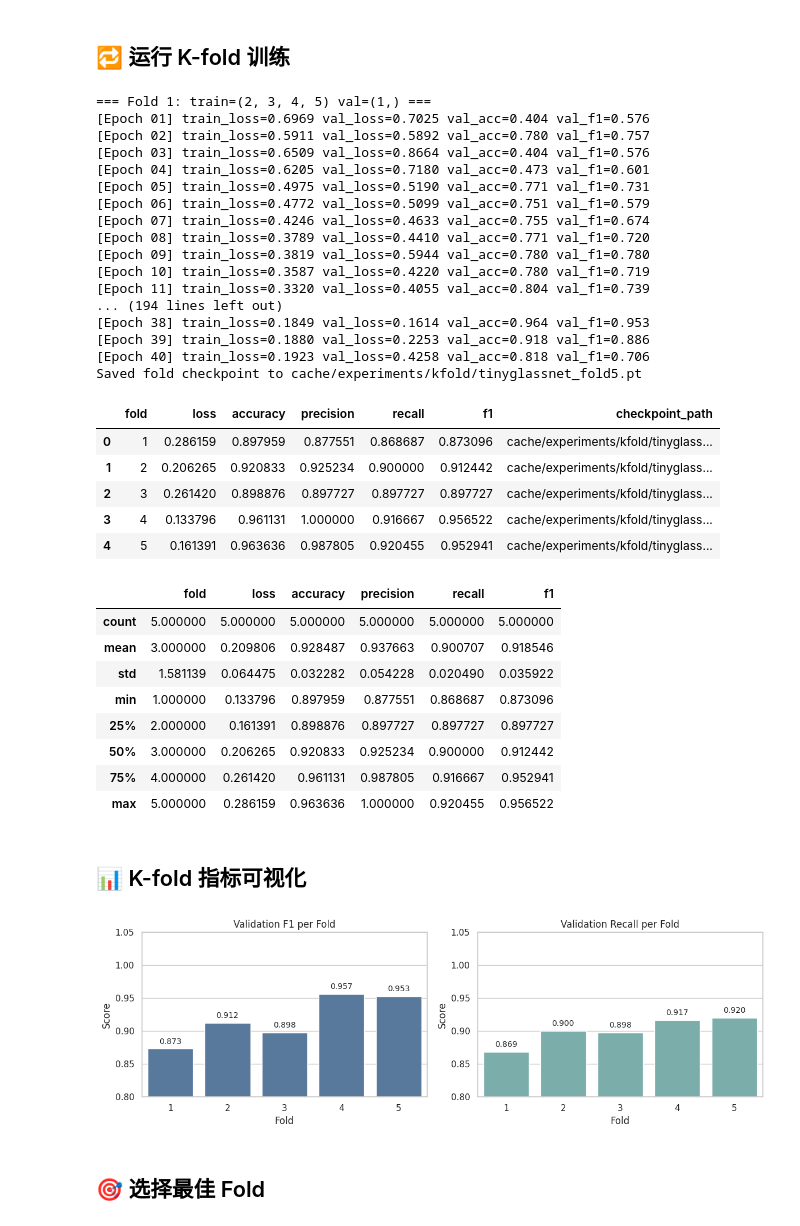
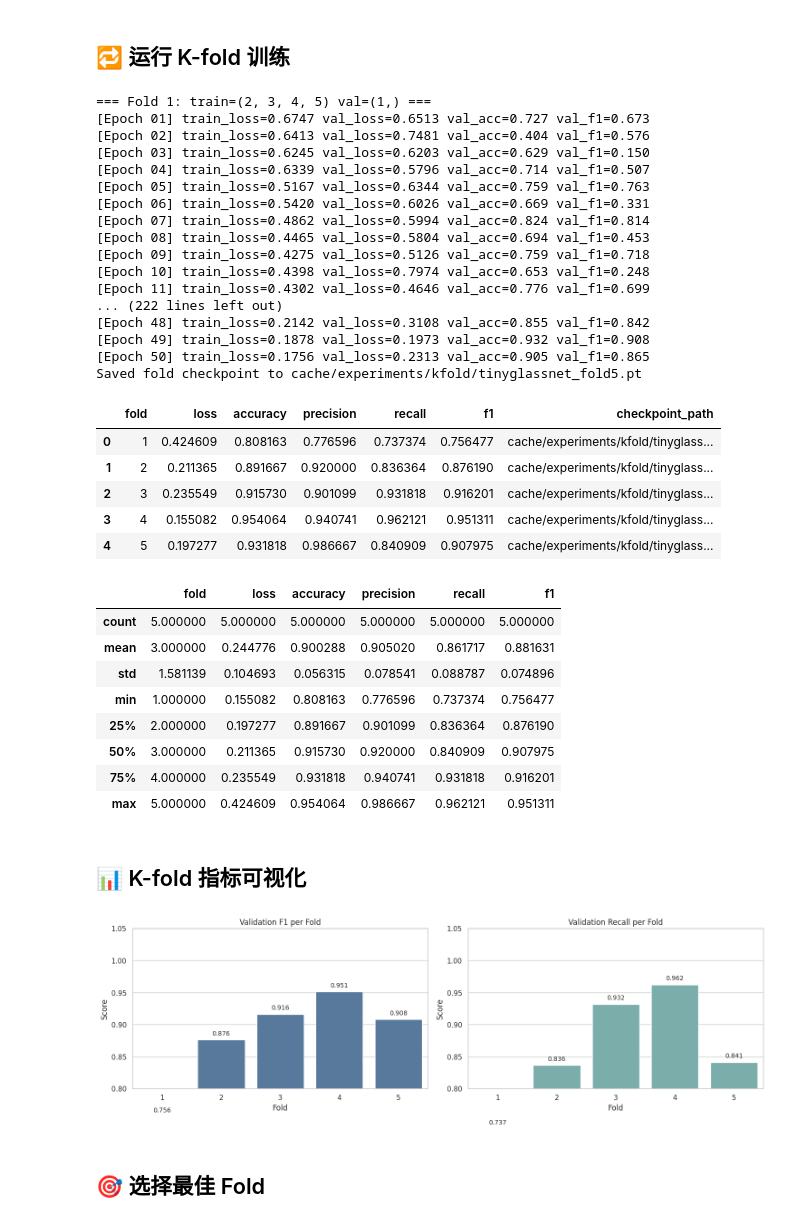
Before and after one commit to DaisioSK/ECS-DOT-Audio, a Jupyter notebook: train.ipynb, the cells around one changed output. Drawn from its saved outputs; the diff is of its cells as text; code cells hidden in the pictures.

```diff
--- a/train.ipynb
+++ b/train.ipynb
@@ -46,7 +46,7 @@ BEST_METRIC = "f1"  # 可切换为 'recall' 等
 
 BATCH_SIZE = 64
 NUM_WORKERS = 0
-EPOCHS = 40
+EPOCHS = 50
 LEARNING_RATE = 3e-4
 WEIGHT_DECAY = 1e-4
 EARLY_STOPPING = 8
@@ -81,7 +81,7 @@ def build_model():
 class_weights_tensor = torch.tensor(CLASS_WEIGHTS, dtype=torch.float32)
 
 def build_criterion():
-    return nn.CrossEntropyLoss(weight=class_weights_tensor.to(DEVICE))
+    return nn.BCEWithLogitsLoss()
 
 def build_optimizer(params):
     return torch.optim.Adam(params, lr=LEARNING_RATE, weight_decay=WEIGHT_DECAY)
@@ -156,58 +156,61 @@ display(kfold_df)
 display(kfold_df.describe())
 # %% [output]
 === Fold 1: train=(2, 3, 4, 5) val=(1,) ===
-[Epoch 01] train_loss=0.6969 val_loss=0.7025 val_acc=0.404 val_f1=0.576
-[Epoch 02] train_loss=0.5911 val_loss=0.5892 val_acc=0.780 val_f1=0.757
-[Epoch 03] train_loss=0.6509 val_loss=0.8664 val_acc=0.404 val_f1=0.576
-[Epoch 04] train_loss=0.6205 val_loss=0.7180 val_acc=0.473 val_f1=0.601
-[Epoch 05] train_loss=0.4975 val_loss=0.5190 val_acc=0.771 val_f1=0.731
-[Epoch 06] train_loss=0.4772 val_loss=0.5099 val_acc=0.751 val_f1=0.579
-[Epoch 07] train_loss=0.4246 val_loss=0.4633 val_acc=0.755 val_f1=0.674
-[Epoch 08] train_loss=0.3789 val_loss=0.4410 val_acc=0.771 val_f1=0.720
-[Epoch 09] train_loss=0.3819 val_loss=0.5944 val_acc=0.780 val_f1=0.780
-[Epoch 10] train_loss=0.3587 val_loss=0.4220 val_acc=0.780 val_f1=0.719
-[Epoch 11] train_loss=0.3320 val_loss=0.4055 val_acc=0.804 val_f1=0.739
-... (194 lines left out)
-[Epoch 38] train_loss=0.1849 val_loss=0.1614 val_acc=0.964 val_f1=0.953
-[Epoch 39] train_loss=0.1880 val_loss=0.2253 val_acc=0.918 val_f1=0.886
-[Epoch 40] train_loss=0.1923 val_loss=0.4258 val_acc=0.818 val_f1=0.706
+[Epoch 01] train_loss=0.6747 val_loss=0.6513 val_acc=0.727 val_f1=0.673
+[Epoch 02] train_loss=0.6413 val_loss=0.7481 val_acc=0.404 val_f1=0.576
+[Epoch 03] train_loss=0.6245 val_loss=0.6203 val_acc=0.629 val_f1=0.150
+[Epoch 04] train_loss=0.6339 val_loss=0.5796 val_acc=0.714 val_f1=0.507
+[Epoch 05] train_loss=0.5167 val_loss=0.6344 val_acc=0.759 val_f1=0.763
+[Epoch 06] train_loss=0.5420 val_loss=0.6026 val_acc=0.669 val_f1=0.331
+[Epoch 07] train_loss=0.4862 val_loss=0.5994 val_acc=0.824 val_f1=0.814
+[Epoch 08] train_loss=0.4465 val_loss=0.5804 val_acc=0.694 val_f1=0.453
+[Epoch 09] train_loss=0.4275 val_loss=0.5126 val_acc=0.759 val_f1=0.718
+[Epoch 10] train_loss=0.4398 val_loss=0.7974 val_acc=0.653 val_f1=0.248
+[Epoch 11] train_loss=0.4302 val_loss=0.4646 val_acc=0.776 val_f1=0.699
+... (222 lines left out)
+[Epoch 48] train_loss=0.2142 val_loss=0.3108 val_acc=0.855 val_f1=0.842
+[Epoch 49] train_loss=0.1878 val_loss=0.1973 val_acc=0.932 val_f1=0.908
+[Epoch 50] train_loss=0.1756 val_loss=0.2313 val_acc=0.905 val_f1=0.865
 Saved fold checkpoint to cache/experiments/kfold/tinyglassnet_fold5.pt
 |  | fold | loss | accuracy | precision | recall | f1 | checkpoint_path |
-| 0 | 1 | 0.286159 | 0.897959 | 0.877551 | 0.868687 | 0.873096 | cache/experiments/kfold/tinyglass... |
-| 1 | 2 | 0.206265 | 0.920833 | 0.925234 | 0.900000 | 0.912442 | cache/experiments/kfold/tinyglass... |
-| 2 | 3 | 0.261420 | 0.898876 | 0.897727 | 0.897727 | 0.897727 | cache/experiments/kfold/tinyglass... |
-| 3 | 4 | 0.133796 | 0.961131 | 1.000000 | 0.916667 | 0.956522 | cache/experiments/kfold/tinyglass... |
-| 4 | 5 | 0.161391 | 0.963636 | 0.987805 | 0.920455 | 0.952941 | cache/experiments/kfold/tinyglass... |
+| 0 | 1 | 0.424609 | 0.808163 | 0.776596 | 0.737374 | 0.756477 | cache/experiments/kfold/tinyglass... |
+| 1 | 2 | 0.211365 | 0.891667 | 0.920000 | 0.836364 | 0.876190 | cache/experiments/kfold/tinyglass... |
+| 2 | 3 | 0.235549 | 0.915730 | 0.901099 | 0.931818 | 0.916201 | cache/experiments/kfold/tinyglass... |
+| 3 | 4 | 0.155082 | 0.954064 | 0.940741 | 0.962121 | 0.951311 | cache/experiments/kfold/tinyglass... |
+| 4 | 5 | 0.197277 | 0.931818 | 0.986667 | 0.840909 | 0.907975 | cache/experiments/kfold/tinyglass... |
 |  | fold | loss | accuracy | precision | recall | f1 |
 | count | 5.000000 | 5.000000 | 5.000000 | 5.000000 | 5.000000 | 5.000000 |
-| mean | 3.000000 | 0.209806 | 0.928487 | 0.937663 | 0.900707 | 0.918546 |
-| std | 1.581139 | 0.064475 | 0.032282 | 0.054228 | 0.020490 | 0.035922 |
-| min | 1.000000 | 0.133796 | 0.897959 | 0.877551 | 0.868687 | 0.873096 |
-| 25% | 2.000000 | 0.161391 | 0.898876 | 0.897727 | 0.897727 | 0.897727 |
-| 50% | 3.000000 | 0.206265 | 0.920833 | 0.925234 | 0.900000 | 0.912442 |
-| 75% | 4.000000 | 0.261420 | 0.961131 | 0.987805 | 0.916667 | 0.952941 |
-| max | 5.000000 | 0.286159 | 0.963636 | 1.000000 | 0.920455 | 0.956522 |
+| mean | 3.000000 | 0.244776 | 0.900288 | 0.905020 | 0.861717 | 0.881631 |
+| std | 1.581139 | 0.104693 | 0.056315 | 0.078541 | 0.088787 | 0.074896 |
+| min | 1.000000 | 0.155082 | 0.808163 | 0.776596 | 0.737374 | 0.756477 |
+| 25% | 2.000000 | 0.197277 | 0.891667 | 0.901099 | 0.836364 | 0.876190 |
+| 50% | 3.000000 | 0.211365 | 0.915730 | 0.920000 | 0.840909 | 0.907975 |
+| 75% | 4.000000 | 0.235549 | 0.931818 | 0.940741 | 0.931818 | 0.916201 |
+| max | 5.000000 | 0.424609 | 0.954064 | 0.986667 | 0.962121 | 0.951311 |
 # %% [markdown]
 ## 📊 K-fold 指标可视化
 # %%
 # Cell: Visualize Fold Metrics
-fig, axes = plt.subplots(1, 2, figsize=(12, 4))
+fig, axes = plt.subplots(1, 2, figsize=(15, 5))
+df_plot = kfold_df.dropna(subset=["f1", "recall"])  # 只保留有效折
+
 palette = ["#4C78A8"] * len(kfold_df)
 sns.barplot(data=kfold_df, x="fold", y="f1", ax=axes[0], color="#4C78A8")
 for bar, value in zip(axes[0].patches, kfold_df["f1" ]):
     axes[0].text(bar.get_x() + bar.get_width() / 2, bar.get_height() + 0.005, f"{value:.3f}", ha="center", va="bottom", fontsize=10)
 sns.barplot(data=kfold_df, x="fold", y="recall", ax=axes[1], color="#72B7B2")
 for bar, value in zip(axes[1].patches, kfold_df["recall" ]):
     axes[1].text(bar.get_x() + bar.get_width() / 2, bar.get_height() + 0.005, f"{value:.3f}", ha="center", va="bottom", fontsize=10)
 axes[0].set_title("Validation F1 per Fold")
 axes[1].set_title("Validation Recall per Fold")
 for ax in axes:
     ax.set_ylim(0.8, 1.05)
     ax.set_xlabel("Fold")
     ax.set_ylabel("Score")
+
 plt.tight_layout()
 # %% [output]
-[figure, old version]
+[figure, new version]
 # %% [markdown]
 ## 🎯 选择最佳 Fold
 # %%
```
Also changed, not shown: parts of 6 cells of this notebook, 19 other files.
